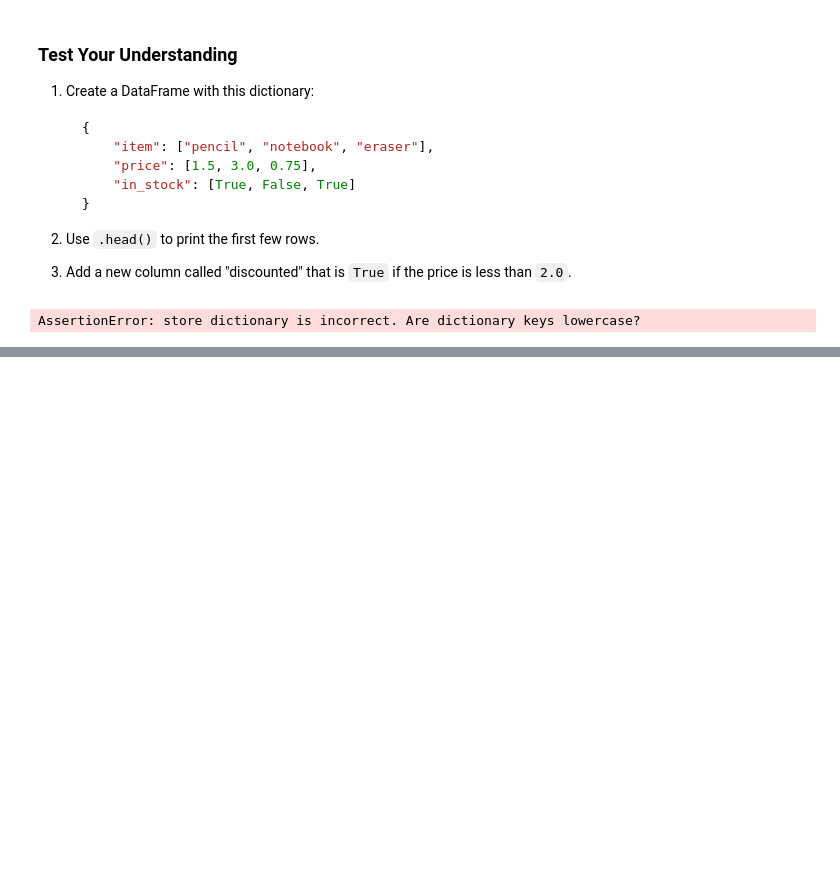
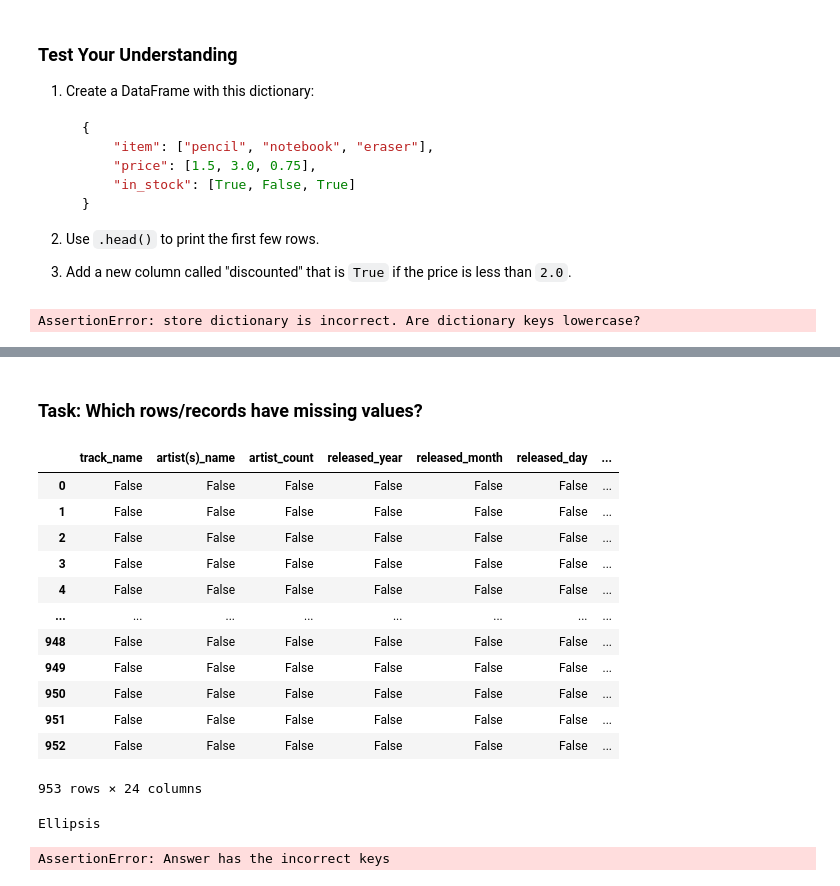
Before and after one commit to rachelkd/geering-up, a Jupyter notebook: 2_2-numpy-and-pandas.ipynb, the cells around one changed output, grey strips where cells are left out. Drawn from its saved outputs; the diff is of its cells as text; code cells hidden in the pictures; blank space fills up the shorter version.

```diff
--- a/2_2-numpy-and-pandas.ipynb
+++ b/2_2-numpy-and-pandas.ipynb
@@ -286,0 +320,26 @@ df = kagglehub.load_dataset(
+# %% [markdown]
+### Task: Which rows/records have missing values?
+# %%
+# spotify_df.isnull() returns a DataFrame of the same shape, with True where values are missing
+spotify_df.isnull()
+# %% [output]
+|  | track_name | artist(s)_name | artist_count | released_year | released_month | released_day | ... |
+| 0 | False | False | False | False | False | False | ... |
+| 1 | False | False | False | False | False | False | ... |
+| 2 | False | False | False | False | False | False | ... |
+| 3 | False | False | False | False | False | False | ... |
+| 4 | False | False | False | False | False | False | ... |
+| ... | ... | ... | ... | ... | ... | ... | ... |
+| 948 | False | False | False | False | False | False | ... |
+| 949 | False | False | False | False | False | False | ... |
+| 950 | False | False | False | False | False | False | ... |
+| 951 | False | False | False | False | False | False | ... |
+| 952 | False | False | False | False | False | False | ... |
+953 rows × 24 columns
+# %%
+# TODO: Use .sum() on the DataFrame that .isnull() returns to see how many samples of each column are missing
+val_missing = ...
+
+val_missing
+# %% [output]
+Ellipsis
@@ -286,0 +351,10 @@ df = kagglehub.load_dataset(
+# %%
+#@title Test cases (DO NOT EDIT)
+expected = ["in_shazam_charts", "key", "streams"]
+
+assert isinstance(answer, list), "Answer must be a list"
+assert sorted(answer) == sorted(expected), "Answer has the incorrect keys"
+
+print("Task 1 passed!")
+# %% [output]
+AssertionError: Answer has the incorrect keys
```
Also changed, not shown: parts of 18 cells of this notebook.
